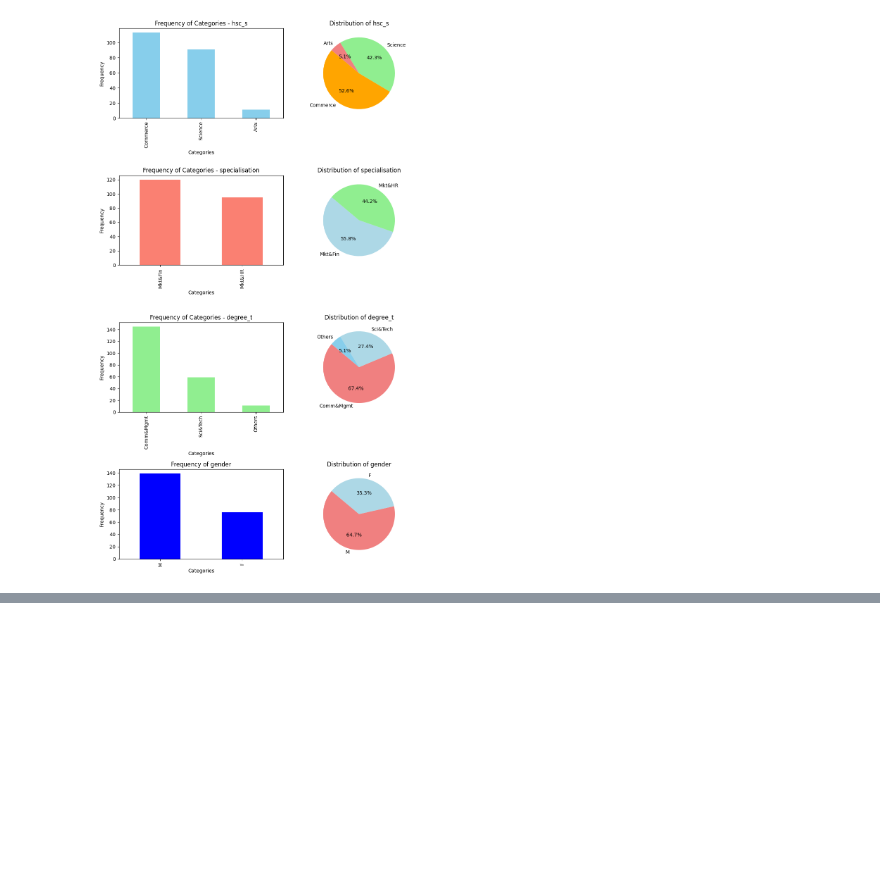
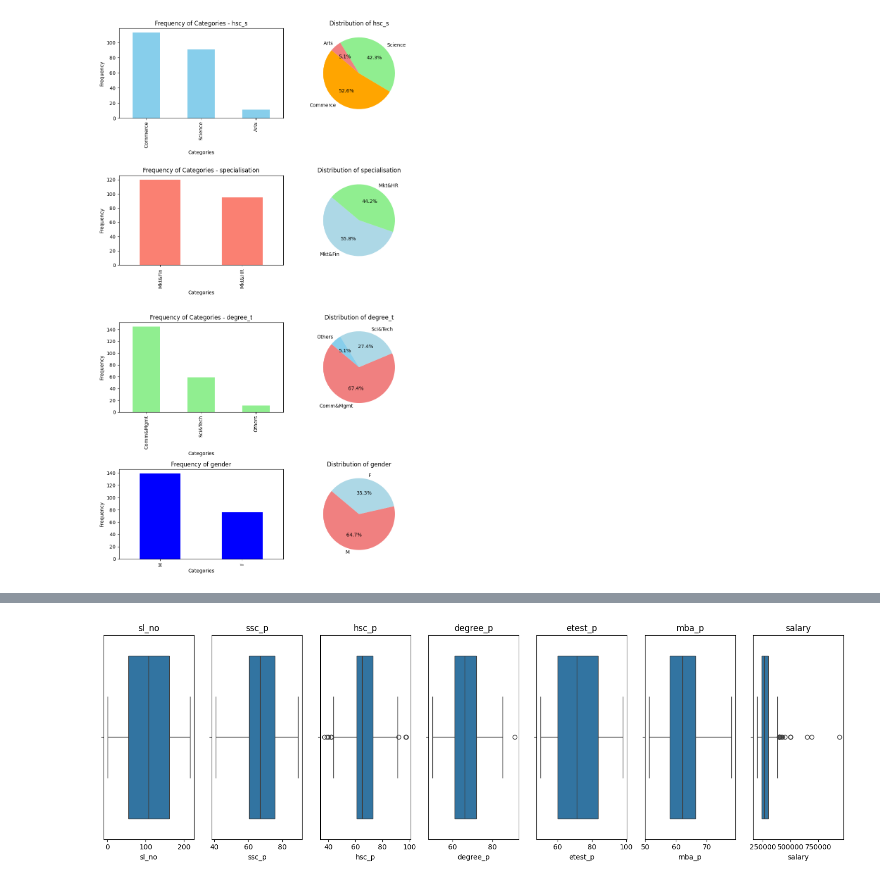
Before and after one commit to ShamindaKanchana/Placement-Insights-Unveiling-Trends-in-Student-Career-Trajectories, a Jupyter notebook: Notebook/unrevealing_trends.ipynb, the cells around one changed output, grey strips where cells are left out. Drawn from its saved outputs; the diff is of its cells as text; code cells hidden in the pictures; blank space fills up the shorter version.

```diff
--- a/Notebook/unrevealing_trends.ipynb
+++ b/Notebook/unrevealing_trends.ipynb
@@ -310,0 +335,18 @@ plt.show()
+# %%
+
+
+
+# Create a figure with subplots for each quantitative column
+num_cols = df1.select_dtypes(include=['int64', 'float64']).columns
+num_cols_count = len(num_cols)
+fig, axs = plt.subplots(nrows=1, ncols=num_cols_count, figsize=(15, 5))
+
+# Plot boxplots for each quantitative column
+for i, col in enumerate(num_cols):
+    sns.boxplot(x=df1[col], ax=axs[i])
+    axs[i].set_title(col)
+
+plt.tight_layout()
+plt.show()
+# %% [output]
+[figure, added]
```
Also changed, not shown: parts of 7 cells of this notebook.
